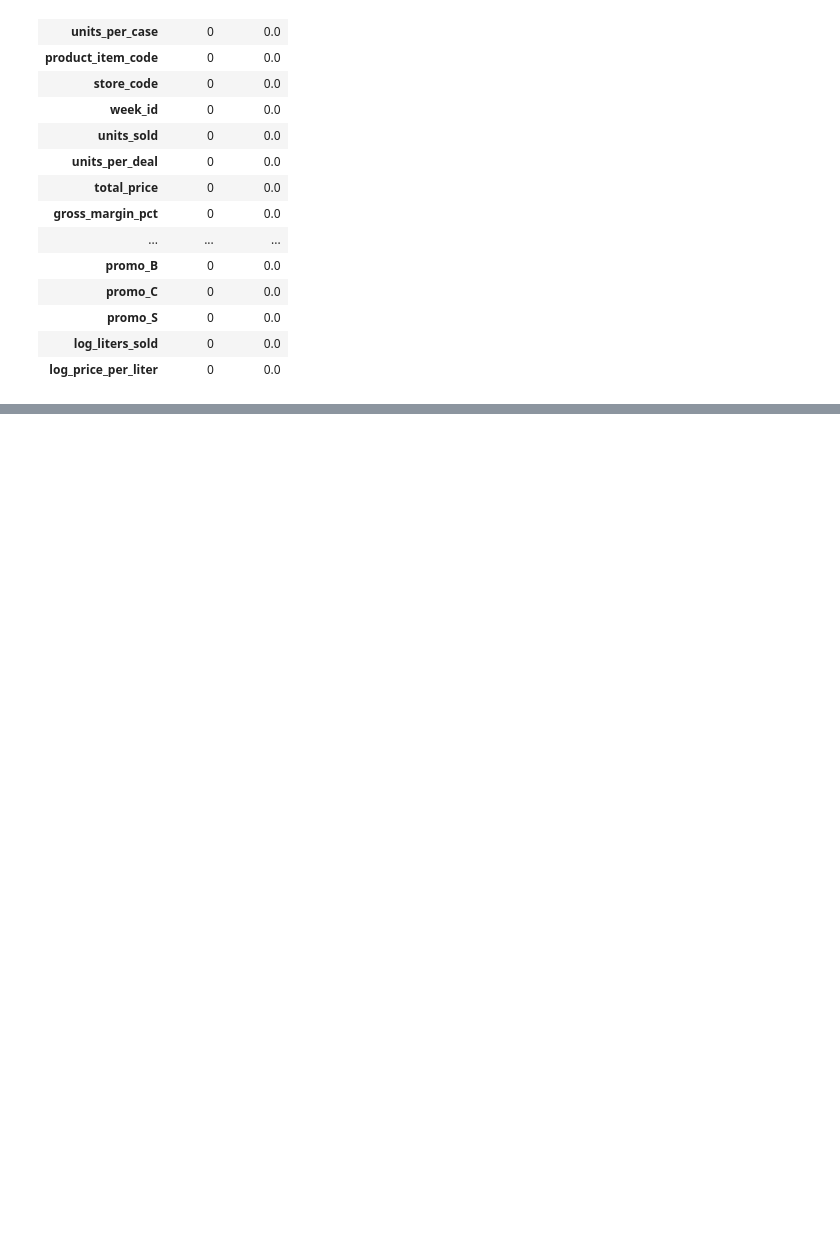
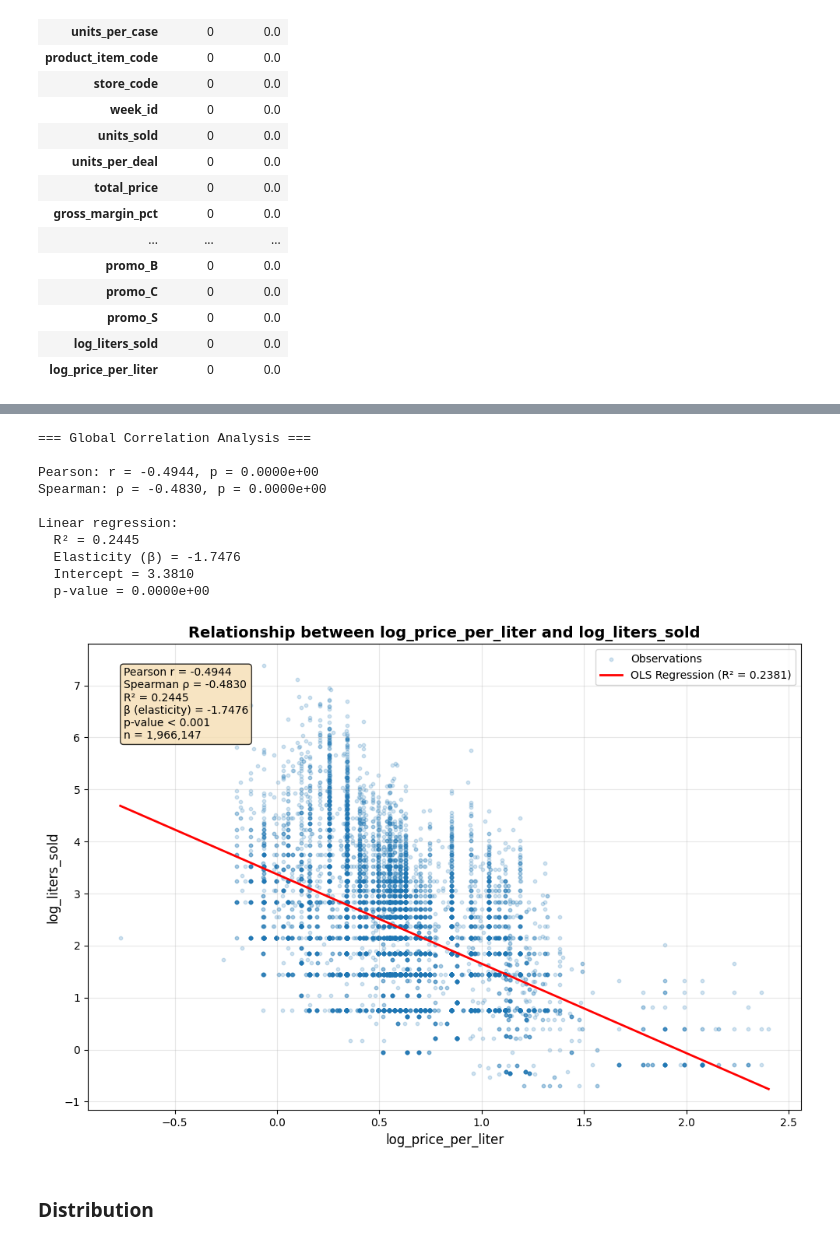
Before and after one commit to carlosherediapimienta/nn-elasticity, a Jupyter notebook: notebooks/creation-dataset.ipynb, the cells around one changed output, grey strips where cells are left out. Saved outputs shown, nothing was run; the diff lists cells and outputs as text; code cells hidden in the pictures; blank space fills up the shorter version.

```diff
--- a/notebooks/creation-dataset.ipynb
+++ b/notebooks/creation-dataset.ipynb
@@ -52,0 +57,37 @@ eda.plot_correlations(eda.analyze_correlations(df, "log_liters_sold", "log_price
+# %%
+x_col = "log_price_per_liter"
+y_col = "log_liters_sold"
+
+# 1. Correlation and R² (you have it)
+print("=== Global Correlation Analysis ===")
+corr_stats = eda.analyze_global_correlation(df, x_col, y_col)
+
+print(f"\nPearson: r = {corr_stats['pearson']['correlation']:.4f}, p = {corr_stats['pearson']['pvalue']:.4e}")
+print(f"Spearman: ρ = {corr_stats['spearman']['correlation']:.4f}, p = {corr_stats['spearman']['pvalue']:.4e}")
+print(f"\nLinear regression:")
+print(f"  R² = {corr_stats['regression']['r_squared']:.4f}")
+print(f"  Elasticity (β) = {corr_stats['regression']['slope']:.4f}")
+print(f"  Intercept = {corr_stats['regression']['intercept']:.4f}")
+print(f"  p-value = {corr_stats['regression']['pvalue']:.4e}")
+
+# 2. Scatter plot with regression
+fig = eda.plot_scatter_regression(
+    df, x_col, y_col,
+    sample_size=10000,
+    stats_dict=corr_stats,
+    alpha=0.2
+)
+# %% [output]
+=== Global Correlation Analysis ===
+
+Pearson: r = -0.4944, p = 0.0000e+00
+Spearman: ρ = -0.4830, p = 0.0000e+00
+
+Linear regression:
+  R² = 0.2445
+  Elasticity (β) = -1.7476
+  Intercept = 3.3810
+  p-value = 0.0000e+00
+[figure, added]
+# %% [markdown]
+### Distribution
```
Also changed, not shown: parts of 20 cells of this notebook, 25 other files.
